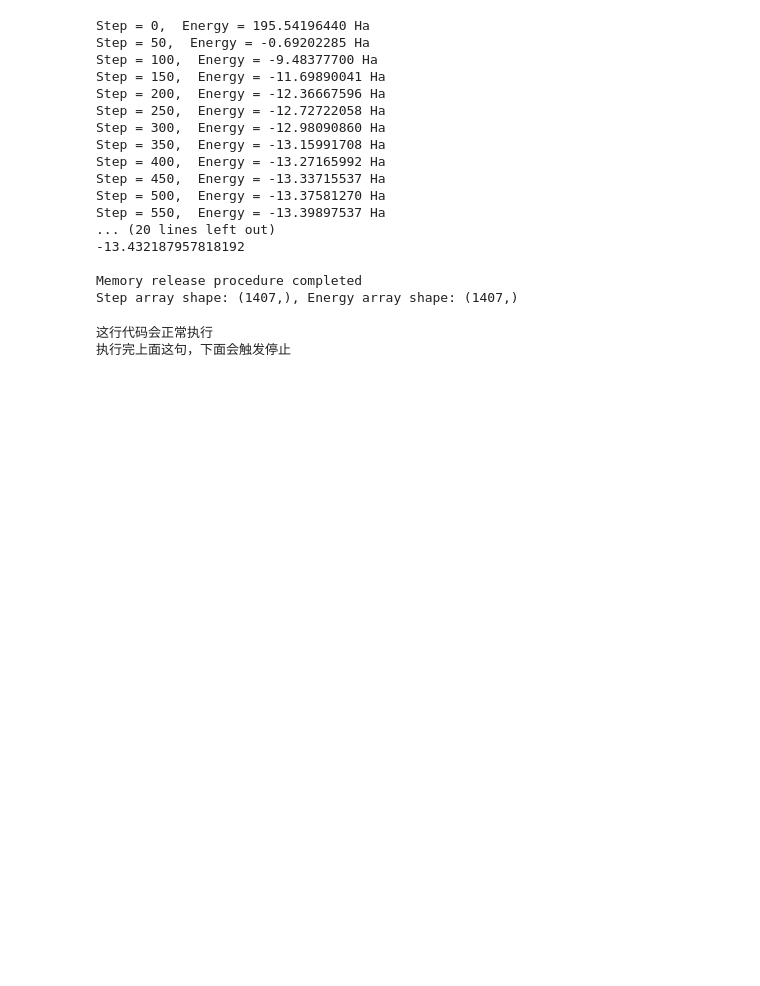
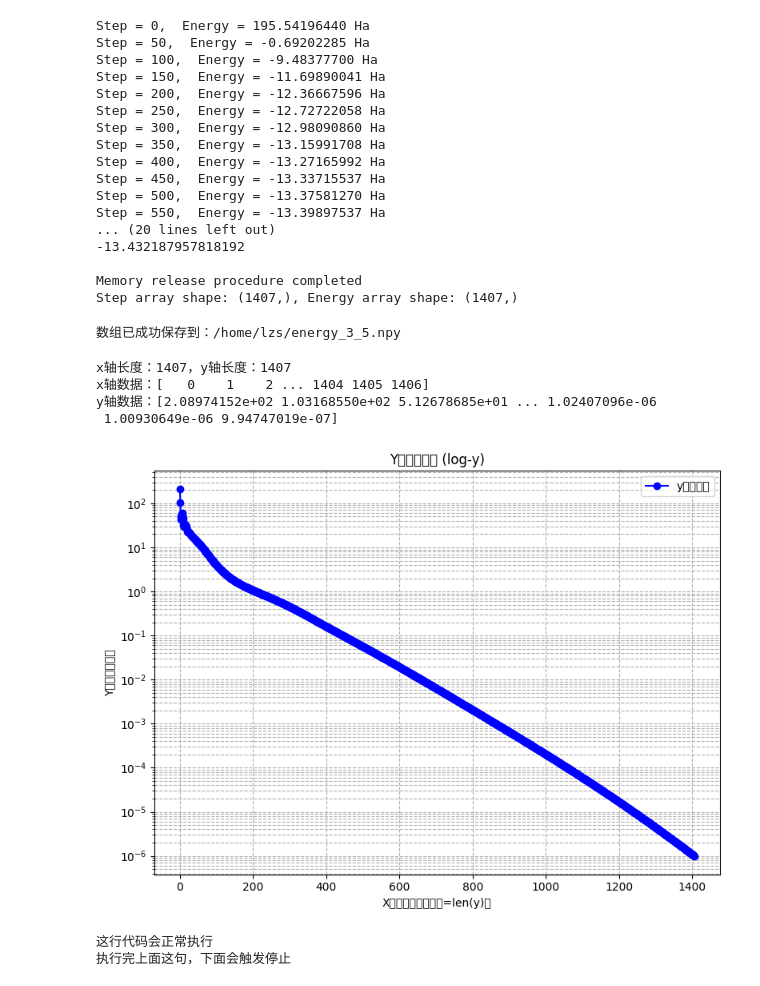
Before and after one commit to ZhushuoLiu/Quantum-computing-for-effective-nuclear-lattice-model, a Jupyter notebook: L=5 N=3.ipynb, the cells around one changed output. Drawn from its saved outputs; the diff is of its cells as text; code cells hidden in the pictures; blank space fills up the shorter version.

```diff
--- a/L=5 N=3.ipynb
+++ b/L=5 N=3.ipynb
@@ -328,6 +328,53 @@ Step = 550,  Energy = -13.39897537 Ha
 
 Memory release procedure completed
 Step array shape: (1407,), Energy array shape: (1407,)
+# %%
+# 保存数组到/home/lzs/目录，文件名为energy_data.npy（可自定义文件名）
+save_path = '/home/lzs/energy_3_5.npy'
+np.save(save_path, energy_array)
+
+print(f"数组已成功保存到：{save_path}")
+# %% [output]
+数组已成功保存到：/home/lzs/energy_3_5.npy
+# %%
+import matplotlib.pyplot as plt
+import numpy as np
+
+# ---------------------- 1. 定义y数组（替换为你的真实数据） ----------------------
+# 示例y数组：指数增长数据（适合log图展示）
+y = energy_array+13.432187957818192
+# 自动生成x轴数据：长度与y一致，取值为0,1,2,...,len(y)-1
+# 如果需要x从1开始，可改为 x = np.arange(1, len(y)+1)
+x = np.arange(len(y))
+
+# 打印验证：查看x和y的长度是否一致
+print(f"x轴长度：{len(x)}，y轴长度：{len(y)}")
+print(f"x轴数据：{x}")
+print(f"y轴数据：{y}")
+
+# ---------------------- 2. 绘制log图（适配自动生成的x） ----------------------
+plt.figure(figsize=(8, 6))
+
+# 子图1：仅y轴对数坐标（最常用）
+
+plt.plot(x, y, color='blue', marker='o', label='y数组数据')  # 加marker更易看数据点
+plt.yscale('log')  # y轴设为对数坐标
+plt.title('Y轴对数坐标 (log-y)')
+plt.xlabel('X（自动生成，长度=len(y)）')
+plt.ylabel('Y（对数坐标）')
+plt.grid(True, which="both", ls="--")
+plt.legend()
+
+
+
+plt.tight_layout()
+plt.show()
+# %% [output]
+x轴长度：1407，y轴长度：1407
+x轴数据：[   0    1    2 ... 1404 1405 1406]
+y轴数据：[2.08974152e+02 1.03168550e+02 5.12678685e+01 ... 1.02407096e-06
+ 1.00930649e-06 9.94747019e-07]
+[figure, added]
 # %%
 print("这行代码会正常执行")
 print("执行完上面这句，下面会触发停止")
```
Also changed, not shown: 7 other files.
